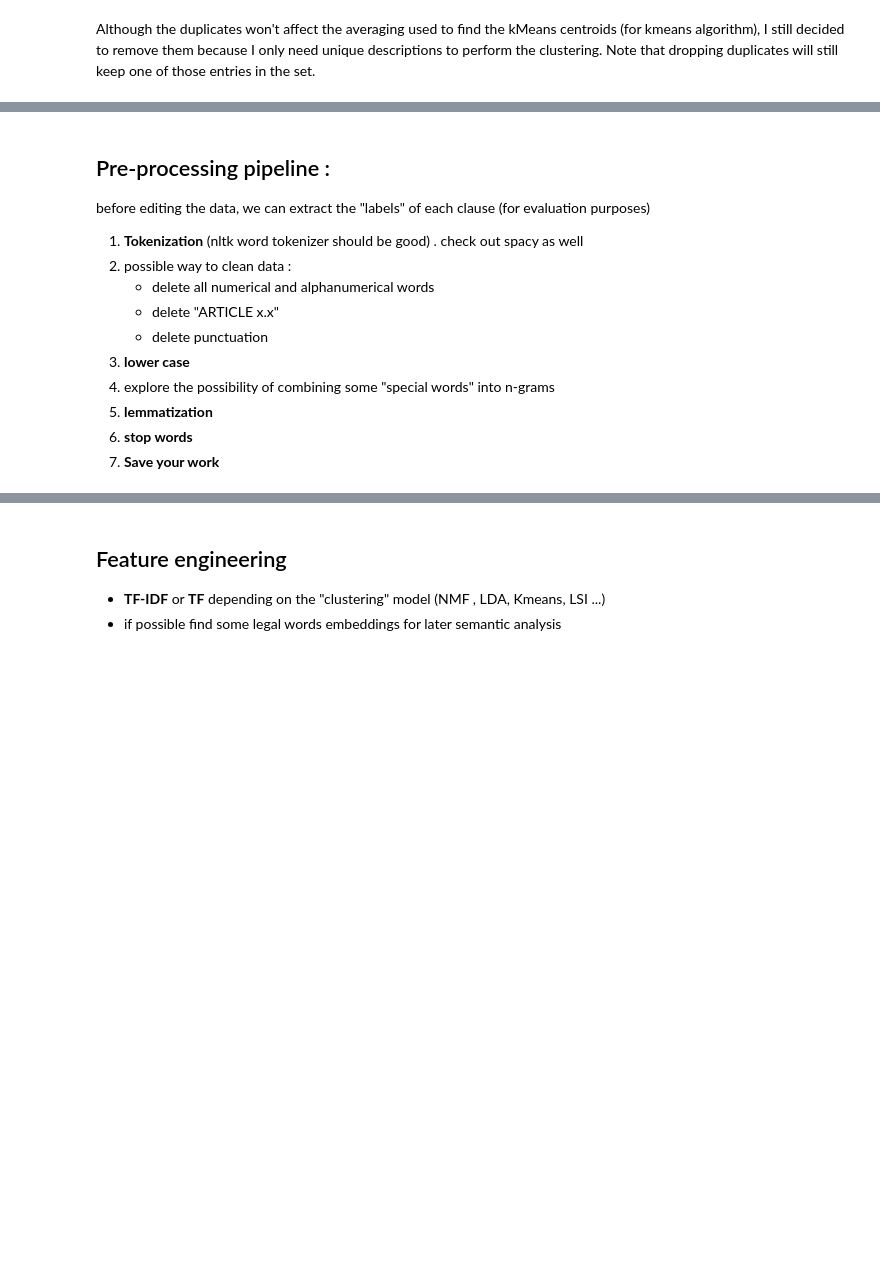
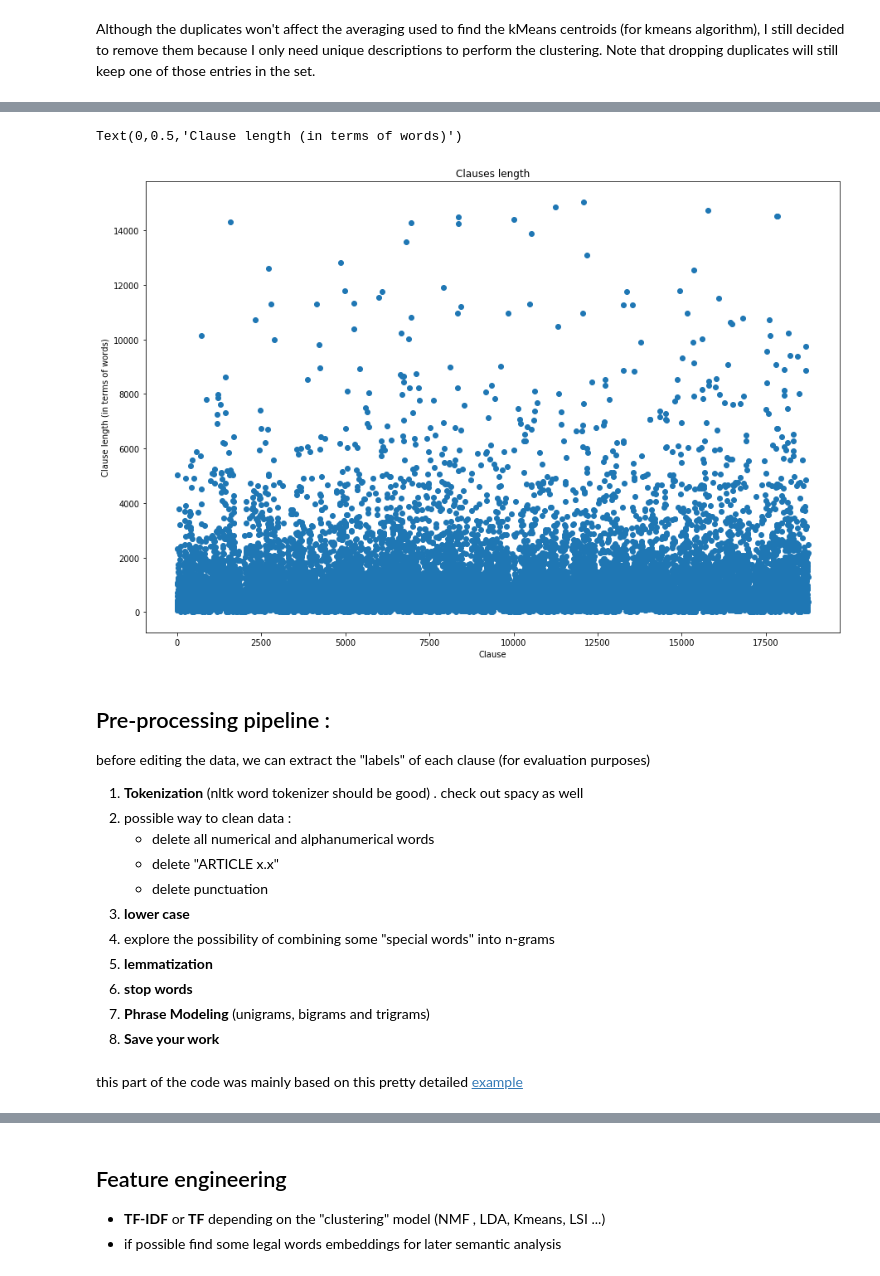
Before and after one commit to alaameloh/Hyperlex_test, a Jupyter notebook: hyperlex_test.ipynb, the cells around one changed output, grey strips where cells are left out. Drawn from its saved outputs; the diff is of its cells as text; code cells hidden in the pictures; blank space fills up the shorter version.

```diff
--- a/hyperlex_test.ipynb
+++ b/hyperlex_test.ipynb
@@ -154,2 +206,2 @@ clauses_df[mask]
 # %%
-clauses_df.drop(clauses_df[mask].index, inplace=True)
+clauses_df.drop(clauses_df[clauses_df.length > 16000].index, inplace=True)
@@ -261,3 +238,12 @@ Cette interdiction s applique aux conjoint, ascendants et descendants des Géran
+# %%
+plt.figure(figsize=(15,10))
+plt.scatter([range(len(clauses_df['length']))], clauses_df['length'].values)
+plt.title('Clauses length')
+plt.xlabel('Clause')
+plt.ylabel(r'Clause length (in terms of words)')
+# %% [output]
+Text(0,0.5,'Clause length (in terms of words)')
+[figure, added]
 # %% [markdown]
 ## Pre-processing pipeline :
 
@@ -271,9 +257,12 @@ before editing the data, we can extract the "labels" of each clause (for evaluat
 4. explore the possibility of combining some "special words" into n-grams
 5. **lemmatization**
 6. **stop words**
-7. **Save your work**
+7. **Phrase Modeling** (unigrams, bigrams and trigrams)
+8. **Save your work**
 # %%
 clauses = clauses_df[0].values   # faster and easier than to loop on a df
+# %% [markdown]
+this part of the code was mainly based on this pretty detailed [example](https://github.com/skipgram/modern-nlp-in-python/blob/master/executable/Modern_NLP_in_Python.ipynb)
 # %%
 %%time
 nlp = spacy.load('fr')
```
Also changed, not shown: parts of 77 cells of this notebook, 20 other files.
